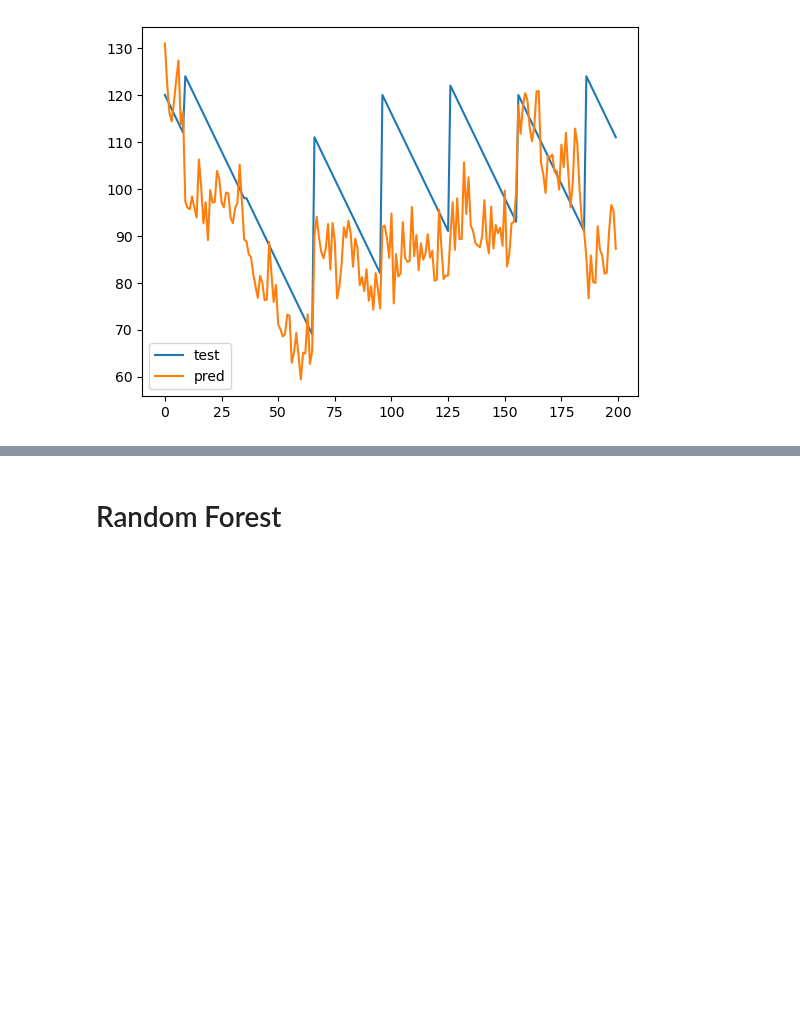
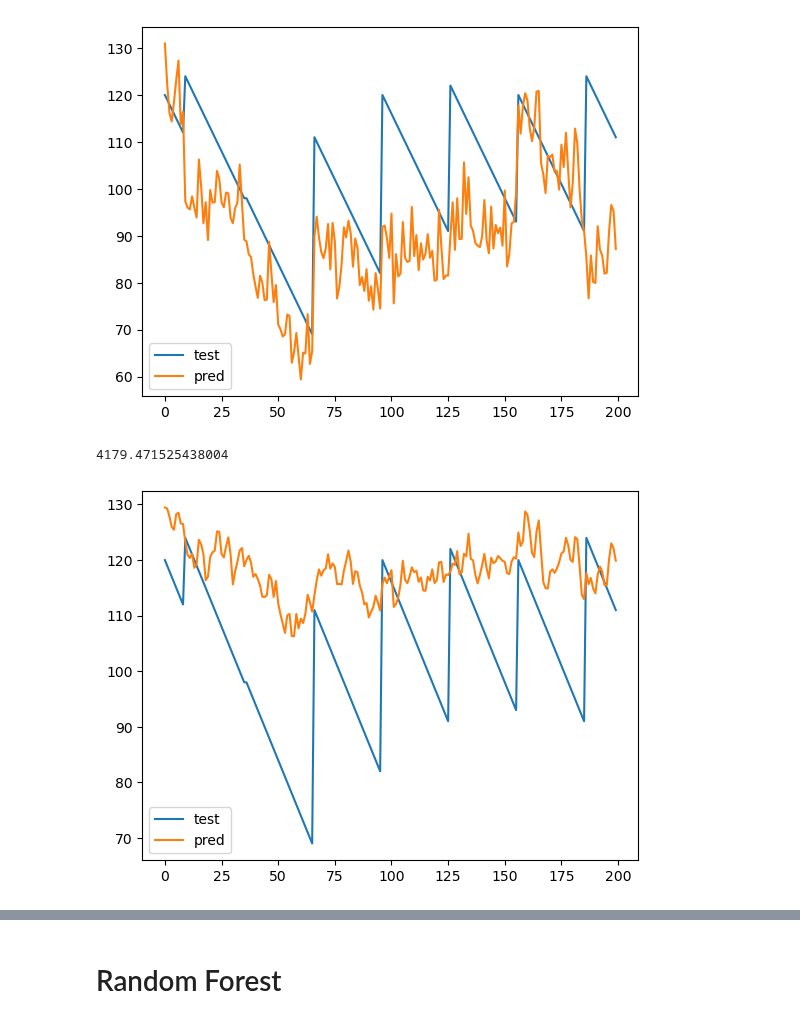
Before and after one commit to nrmshaw100/ECE447_Project, a Jupyter notebook: main.ipynb, the cells around one changed output, grey strips where cells are left out. Drawn from its saved outputs; the diff is of its cells as text; code cells hidden in the pictures; blank space fills up the shorter version.

```diff
--- a/main.ipynb
+++ b/main.ipynb
@@ -420,7 +420,7 @@ ref shape: (89355, 121)
 # %%
 pipe_B_test = compute_RUL(testing_data)
 pipe_B_test = preprocessing.exp_smooth(pipe_B_test)
-sensor_cols = [col for col in testing_data[1].columns.drop(dropped_sensors) if col.startswith("Sensor")]
+sensor_cols = [col for col in testing_data[1].columns if col.startswith("Sensor")]
 pipe_B_test = compute_lags(pipe_B_test, sensor_cols=sensor_cols, lags=[1, 5, 20], drop_na = True)
 pipe_B_test = compute_window_features(pipe_B_test, sensor_cols=sensor_cols, window_size=10, drop_na = True)
 pipe_B_test = clip_RUL(pipe_B_test, max_RUL=125)
@@ -449,12 +449,11 @@ for k in pipe_B_test:
 xb_test_unscaled = pd.concat(xb_test_list, ignore_index=True).drop(columns=["Unit Number", "Dataset"])
 yb_test = pd.concat(yb_test_list, ignore_index=True).rename(columns={"True_RUL": "RUL"})
 
-xb_test = x_scaler.transform(xb_test_unscaled)
+print(xB_train.shape)
+print(xb_test_unscaled.shape)
 
-split_test_A = train_val_split(pipe_A_test, test_size=0.3)
-test_ref_A = pd.concat(pipe_A_test.values(), ignore_index=True)
+xb_test = xB_scaler.transform(xb_test_unscaled)
 
-print(f"Feature matrix shape: {xa_test.shape}")
-print(f"Target vector shape: {ya_test.shape}")
-print(f"ref shape: {test_ref_A.shape}")
+split_test_B = train_val_split(pipe_B_test, test_size=0.3)
+test_ref_B = pd.concat(pipe_B_test.values(), ignore_index=True)
 # %% [output]
@@ -562,4 +564,20 @@ plt.show()
 (20331, 118)
 2787.549241890195
 [figure]
+# %%
+X_last_n, y_last_n, bunk = get_last_n_values(xb_test, yb_test, test_ref_B, 30)
+
+ridgeB = linear_model.Ridge(alpha=0.001)
+ridgeB.fit(xB_train_minMax, yB_train_minMax)
+y_pred = y_scaler.inverse_transform(ridgeB.predict(X_last_n).reshape(-1, 1))
+
+print(mean_squared_error(y_last_n, y_pred))
+
+plt.plot(y_last_n[:200], label='True RUL')
+plt.plot(y_pred[:200], label='Predicted RUL')
+plt.legend(["test", "pred"])
+plt.show()
+# %% [output]
+4179.471525438004
+[figure, added]
 # %%
```
Also changed, not shown: parts of 6 cells of this notebook, 36 other files.
